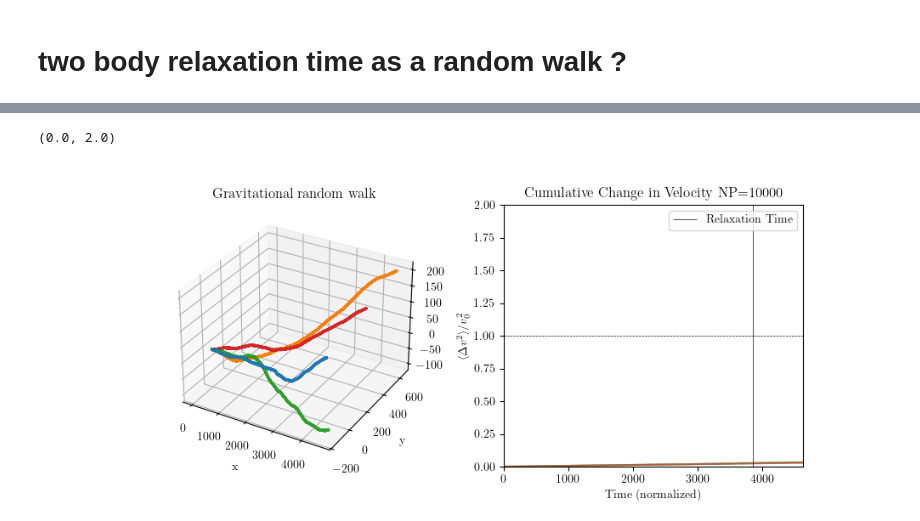
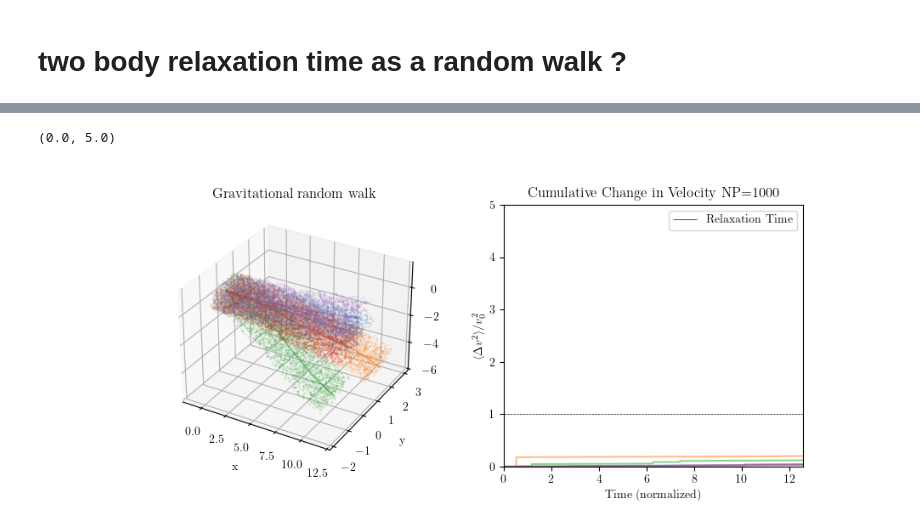
Before and after one commit to salvatore-ferrone/phd-thesis-ferrone, a Jupyter notebook: demos/impact/twoBodyRelaxation.ipynb, the cells around one changed output, grey strips where cells are left out. Drawn from its saved outputs; the diff is of its cells as text; code cells hidden in the pictures.

```diff
--- a/demos/impact/twoBodyRelaxation.ipynb
+++ b/demos/impact/twoBodyRelaxation.ipynb
@@ -245,0 +219,22 @@ expectation in disk:  15.000000000000002
+# %%
+trials = 5
+NP = int(1e3)
+tdyn = 1
+trelax = (np.pi / 6) * tdyn * NP / np.log(NP / 2)
+trelax =  tdyn * NP / np.log(NP) / 10
+norbits = 2
+dtfactor = 1 / 1000
+x0 = np.array([-1, 0, 0])
+v0 = np.array([1, 0, 0])
+speed, dt, nsteps = TBR.set_integration_parameters(norbits=norbits, dtfactor=dtfactor)
+ncpu = mp.cpu_count() - 2
+# Prepare arguments for each trial
+args_list = [(NP, norbits, dtfactor, x0, v0, dt) for _ in range(trials)]
+
+with mp.Pool(ncpu) as pool:
+    results = pool.map(TBR.run_trial_experiment_always_in_the_center, args_list)
+
+# Unpack results
+xs, vs, us, ws, xdps, ydps, zdps = zip(*results)
+
+tsteps = np.arange(nsteps) * dt
@@ -271,29 +255,29 @@ trelax = (np.pi/6) * tdyn * NP/np.log(NP/2)
 # %%
 fig= plt.figure(figsize=(10, 4))
 
 axis=[]
 axis.append(fig.add_subplot(121, projection='3d'))
 axis.append(fig.add_subplot(122))
-NSKIP=100
+NSKIP=1
 
 for i in range(trials):
     axis[1].plot(tsteps, deltaV2s[i], alpha=0.5, )
     line,=axis[0].plot(xs[i][:, 0], xs[i][:, 1], xs[i][:,2], alpha=0.5)
     axis[0].scatter(xdps[i][::NSKIP], ydps[i][::NSKIP], zdps[i][::NSKIP], s=1, alpha=0.1, label='Particles',color=line.get_color())
 axis[0].set_title('Gravitational random walk ')
 axis[0].set_xlabel('x')
 axis[0].set_ylabel('y')
-axis[1].vlines(trelax, 0, 2, color='k', linestyle='-', lw=.5, label='Relaxation Time')
+axis[1].vlines(trelax, 0, 5, color='k', linestyle='-', lw=.5, label='Relaxation Time')
 axis[1].hlines(1, 0, tsteps[-1], color='k', linestyle='--', lw=.5, )
 axis[1].set_ylabel(r"$\langle\Delta v^2\rangle / v_0^2$")
 axis[1].set_xlabel('Time (normalized)')
 axis[1].set_title(r'$\mathrm{{Cumulative}}~\mathrm{{Change~in~Velocity~}}$NP={}'.format(NP))
 axis[1].set_xlim(0, tsteps[-1])
 axis[1].legend()
-axis[1].set_ylim(0, 2)
+axis[1].set_ylim(0, 5)
 # %% [output]
-(0.0, 2.0)
+(0.0, 5.0)
-[figure, old version]
+[figure, new version]
 # %%
 NP=int(1e3)
 dtfactor=1/1001
```
Also changed, not shown: parts of 25 cells of this notebook, 1 other file.
